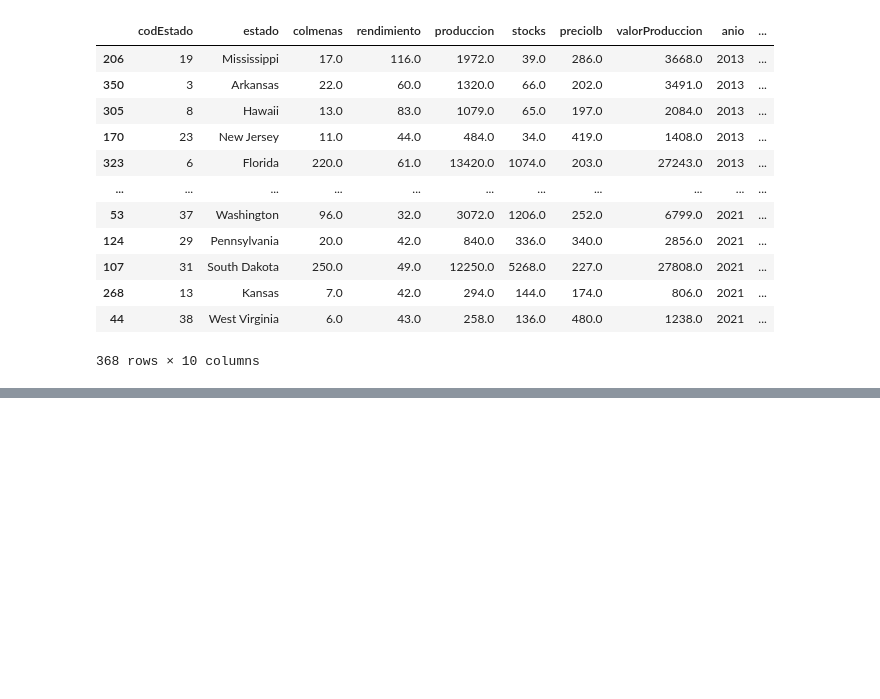
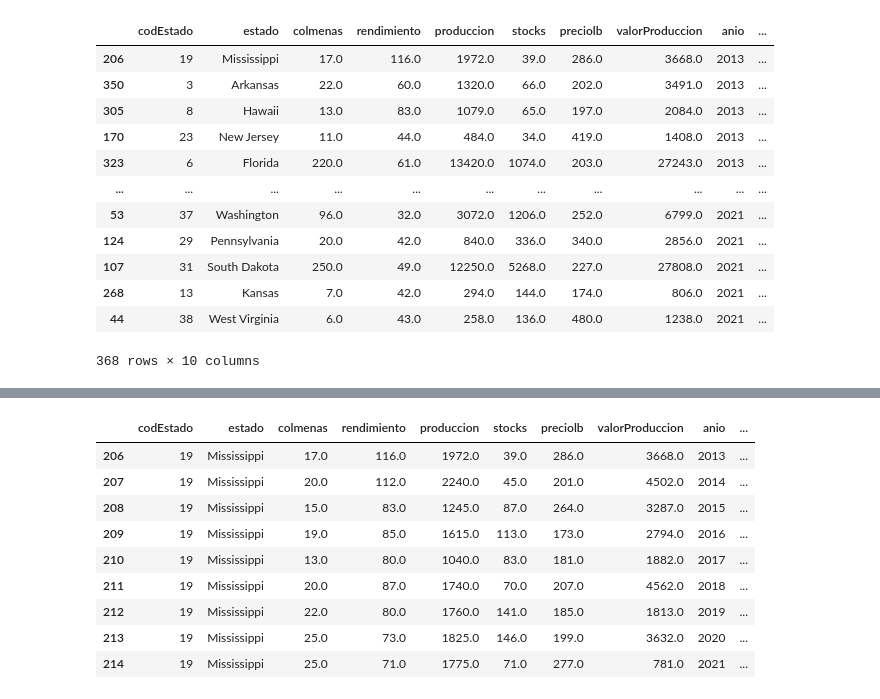
Before and after one commit to Samave02/HoneyTic-, a Jupyter notebook: Honey Production/Honey.ipynb, the cells around one changed output, grey strips where cells are left out. Saved outputs shown, nothing was run; the diff lists cells and outputs as text; code cells hidden in the pictures; blank space fills up the shorter version.

```diff
--- a/Honey Production/Honey.ipynb
+++ b/Honey Production/Honey.ipynb
@@ -395,0 +593,14 @@ fig.write_html("rendimiento_anio.html")
+# %%
+df_mississippi = df_honey[df_honey['estado']=='Mississippi']
+df_mississippi
+# %% [output]
+|  | codEstado | estado | colmenas | rendimiento | produccion | stocks | preciolb | valorProduccion | anio | ... |
+| 206 | 19 | Mississippi | 17.0 | 116.0 | 1972.0 | 39.0 | 286.0 | 3668.0 | 2013 | ... |
+| 207 | 19 | Mississippi | 20.0 | 112.0 | 2240.0 | 45.0 | 201.0 | 4502.0 | 2014 | ... |
+| 208 | 19 | Mississippi | 15.0 | 83.0 | 1245.0 | 87.0 | 264.0 | 3287.0 | 2015 | ... |
+| 209 | 19 | Mississippi | 19.0 | 85.0 | 1615.0 | 113.0 | 173.0 | 2794.0 | 2016 | ... |
+| 210 | 19 | Mississippi | 13.0 | 80.0 | 1040.0 | 83.0 | 181.0 | 1882.0 | 2017 | ... |
+| 211 | 19 | Mississippi | 20.0 | 87.0 | 1740.0 | 70.0 | 207.0 | 4562.0 | 2018 | ... |
+| 212 | 19 | Mississippi | 22.0 | 80.0 | 1760.0 | 141.0 | 185.0 | 1813.0 | 2019 | ... |
+| 213 | 19 | Mississippi | 25.0 | 73.0 | 1825.0 | 146.0 | 199.0 | 3632.0 | 2020 | ... |
+| 214 | 19 | Mississippi | 25.0 | 71.0 | 1775.0 | 71.0 | 277.0 | 781.0 | 2021 | ... |
```
Also changed, not shown: parts of 36 cells of this notebook, 3 other files.
